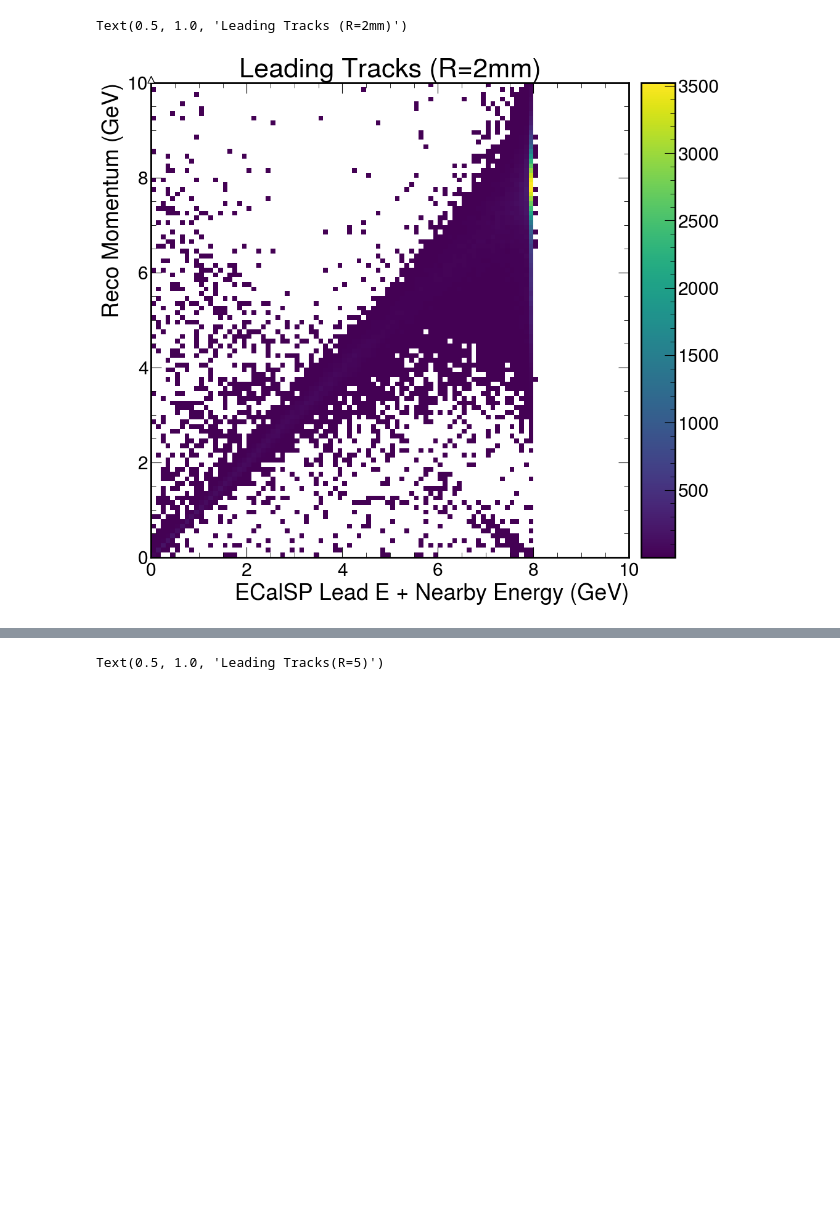
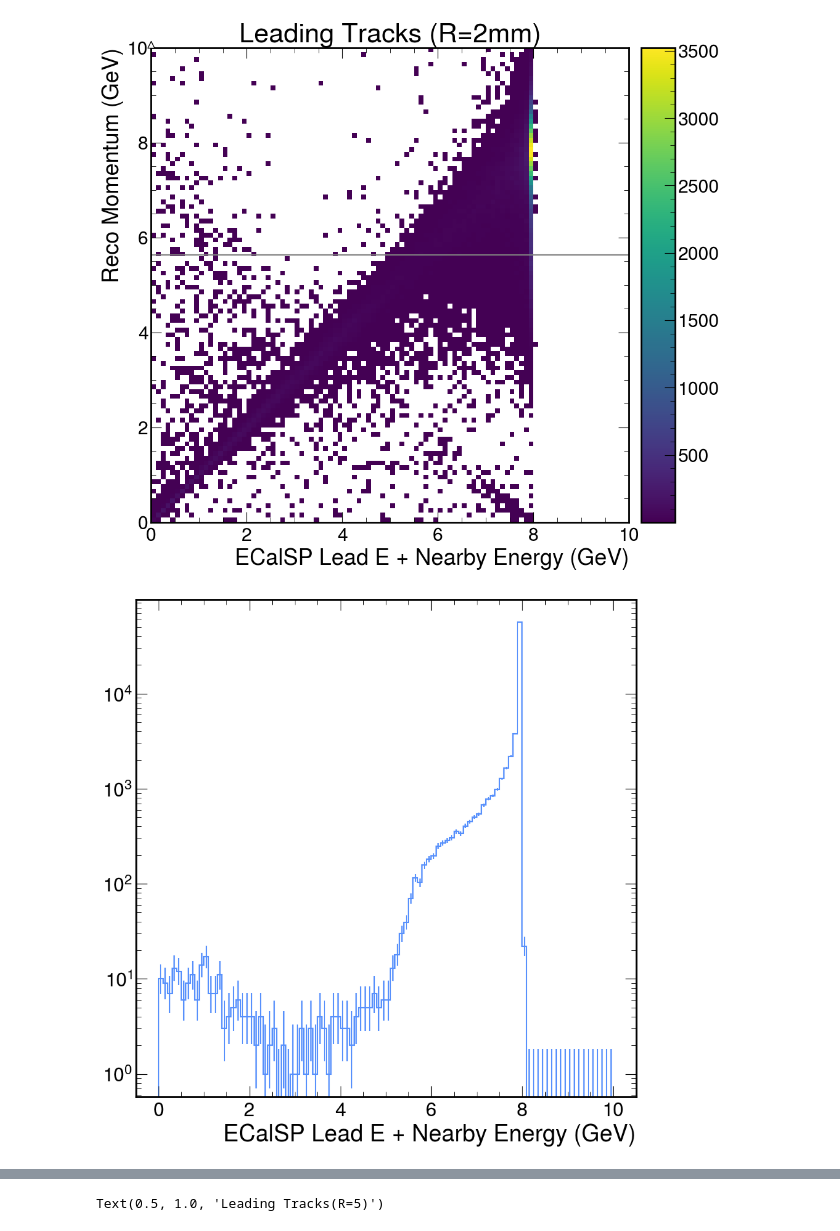
Before and after one commit to rodr1001/my_code, a Jupyter notebook: ldmx/EAT_Tracking/plot-eat-tracking-histograms.ipynb, the cells around one changed output, grey strips where cells are left out. Drawn from its saved outputs; the diff is of its cells as text; code cells hidden in the pictures; blank space fills up the shorter version.

```diff
--- a/ldmx/EAT_Tracking/plot-eat-tracking-histograms.ipynb
+++ b/ldmx/EAT_Tracking/plot-eat-tracking-histograms.ipynb
@@ -46,12 +46,23 @@ f.keys()
  'leadtrk_reco_vs_Lead_E_w_nearby_R10',
  'leading_E_vs_lead_E_w_energy_nearby_R10',
  'leadtrk_reco_nhits_10_vs_Lead_E_w_nearby_R10']
+# %%
+thresh = 5.63 #min energy req - from cumsum plot
 # %%
-h = f['leadtrk_reco_vs_Lead_E_w_nearby_R2'].to_hist().plot(cmin=1)
+leadtrkr2 = f['leadtrk_reco_vs_Lead_E_w_nearby_R2'].to_hist()
+leadtrkr2.plot(cmin=1)
 #plt.xlim(-0.5, 8)
 plt.title("Leading Tracks (R=2mm)")
 #plt.yscale("log")
-#plt.savefig("leadtrk_reco_vs_Lead_E_w_nearby.jpg")
+plt.axhline(thresh, color='gray')
+plt.savefig("leadtrk_reco_vs_Lead_E_w_nearby_R2-withthresh.jpg")
+plt.show()
+
+g = leadtrkr2[:,hist.loc(thresh)::sum].plot(label= "Leading Tracks (R = 2mm)")
+#g.plot()
+plt.yscale('log')
+#plt.savefig("leadtrk_reco_vs_Lead_E_w_nearby_R2-at-thresh.jpg")
+plt.show()
 # %% [output]
-Text(0.5, 1.0, 'Leading Tracks (R=2mm)')
-[figure, old version]
+[figure, new version]
+[figure, added]
```
Also changed, not shown: parts of 11 cells of this notebook.
